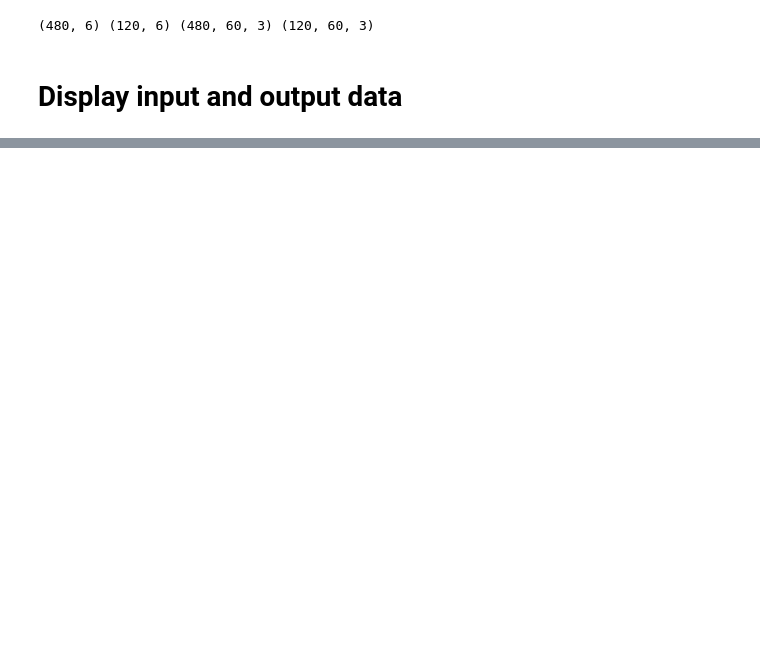
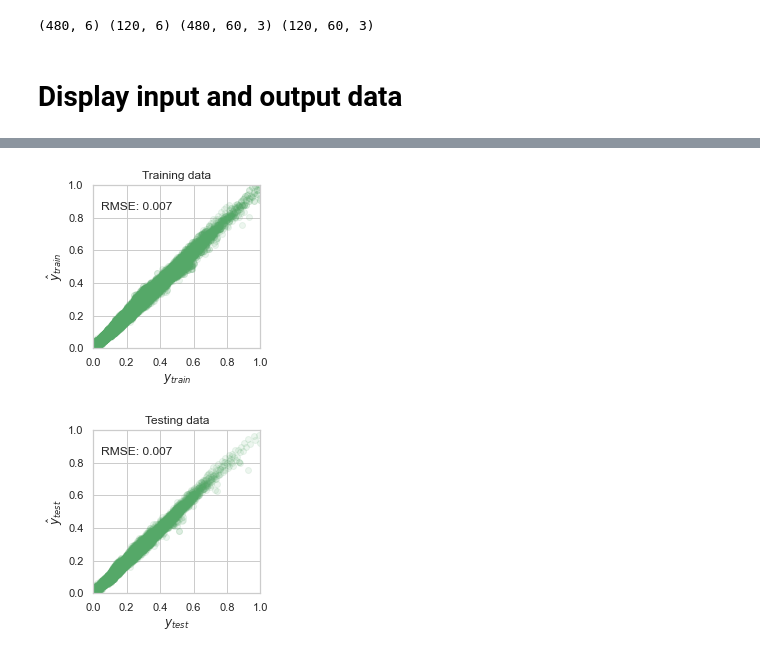
Before and after one commit to rsyamil/latent-space-xgboost, a Jupyter notebook: demo-trees.ipynb, the cells around one changed output, grey strips where cells are left out. Drawn from its saved outputs; the diff is of its cells as text; code cells hidden in the pictures; blank space fills up the shorter version.

```diff
--- a/demo-trees.ipynb
+++ b/demo-trees.ipynb
@@ -54,0 +94,29 @@ NameError: name 'Bakken' is not defined
+# %%
+#qc reconstruction quality
+y_train_hat = data_ae.d2d.predict(y_train)
+y_test_hat = data_ae.d2d.predict(y_test)
+
+z_y_train_hat = data_ae.d2zd.predict(y_train)
+z_y_test_hat = data_ae.d2zd.predict(y_test)
+# %%
+def RMSE(data1, data2):
+    return np.sqrt(np.mean((data1.flatten()-data2.flatten())**2)) /2
+
+#scatter plots for training and testing, color by field label
+def scatterPlot(data1, data2, xlabel, ylabel, title):
+    fig, ax = plt.subplots(figsize=(3, 3))
+    plt.scatter(data1, data2, c='g', alpha=0.1)
+    plt.xlabel(xlabel)
+    plt.ylabel(ylabel)
+    plt.xlim([0, 1])
+    plt.ylim([0, 1])
+    plt.title(title)
+    ax.annotate(f"RMSE: {RMSE(data1, data2):.3f}", xy=(0.8, 0.8),  xycoords='data',
+            xytext=(0.05, 0.9), textcoords='axes fraction',
+            horizontalalignment='left', verticalalignment='top')
+
+scatterPlot(y_train, y_train_hat, '$y_{train}$', '$\hat{y}_{train}$', 'Training data')
+scatterPlot(y_test, y_test_hat, '$y_{test}$', '$\hat{y}_{test}$', 'Testing data')
+# %% [output]
+[figure, added]
+[figure, added]
```
Also changed, not shown: parts of 6 cells of this notebook, 2 other files.
